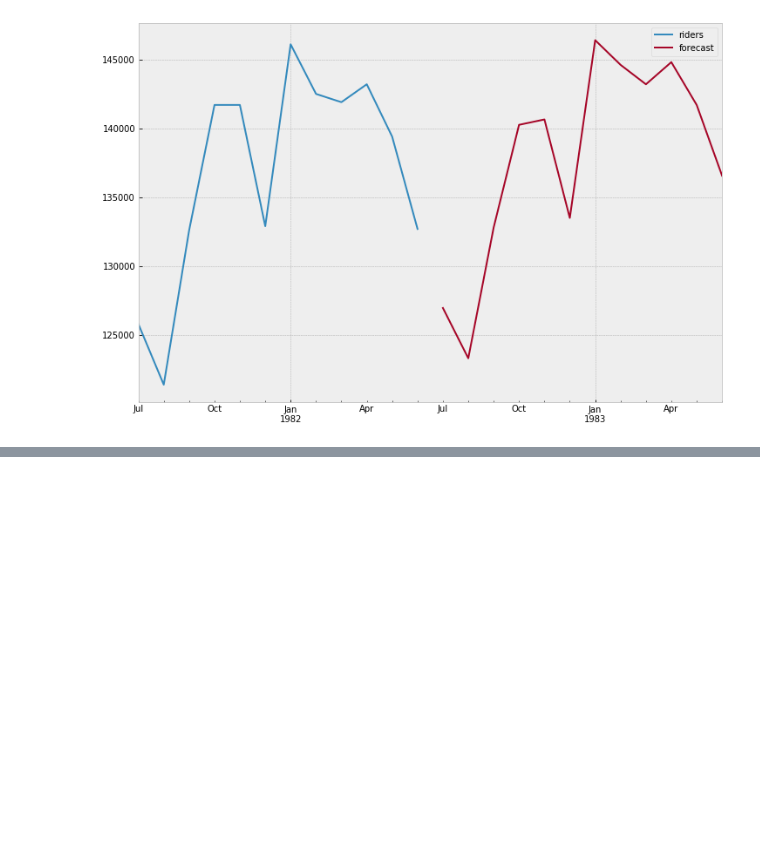
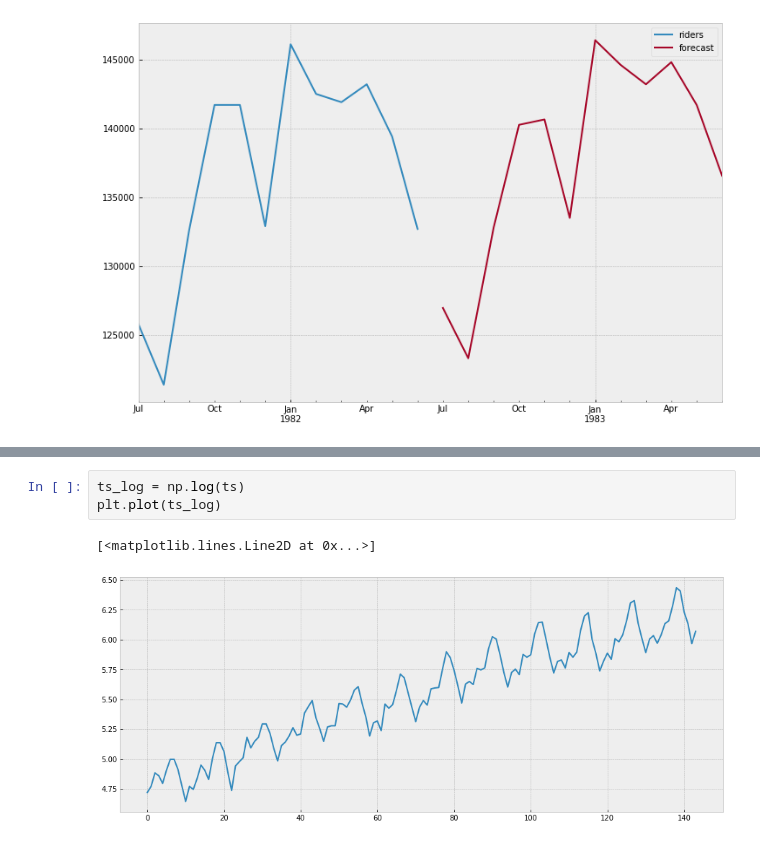
Before and after one commit to MarcusWiilo/capstone_udacity, a Jupyter notebook: capstone_udacity.ipynb, the cells around one changed output, grey strips where cells are left out. Drawn from its saved outputs; the diff is of its cells as text; blank space fills up the shorter version.

```diff
--- a/capstone_udacity.ipynb
+++ b/capstone_udacity.ipynb
@@ -284,0 +399,6 @@ http://pandas.pydata.org/pandas-docs/stable/indexing.html#ix-indexer-is-deprecat
+# %%
+ts_log = np.log(ts)
+plt.plot(ts_log)
+# %% [output]
+[<matplotlib.lines.Line2D at 0x...>]
+[figure, added]
```
Also changed, not shown: parts of 33 cells of this notebook, 2 other files.
